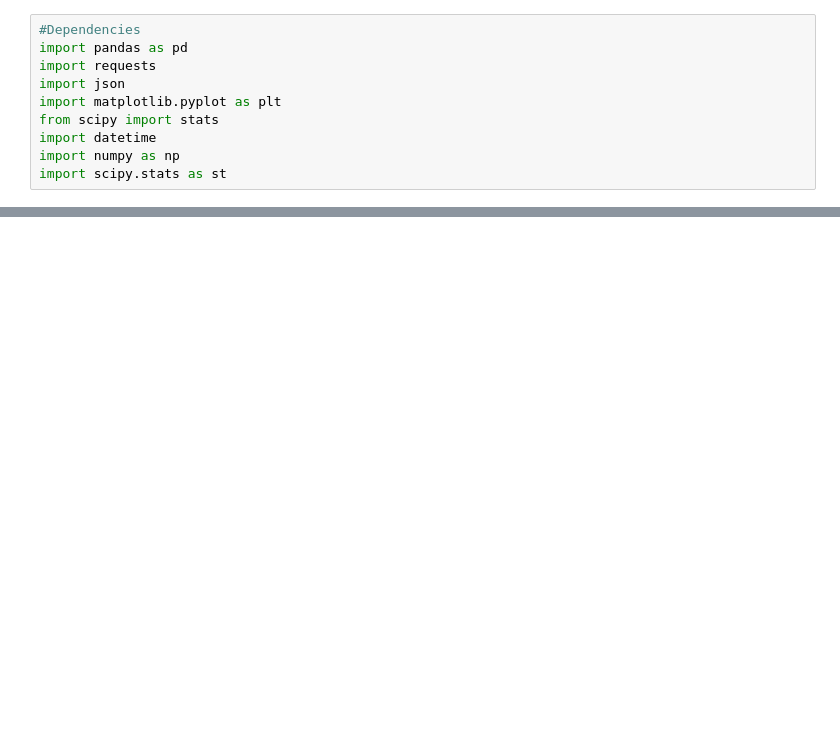
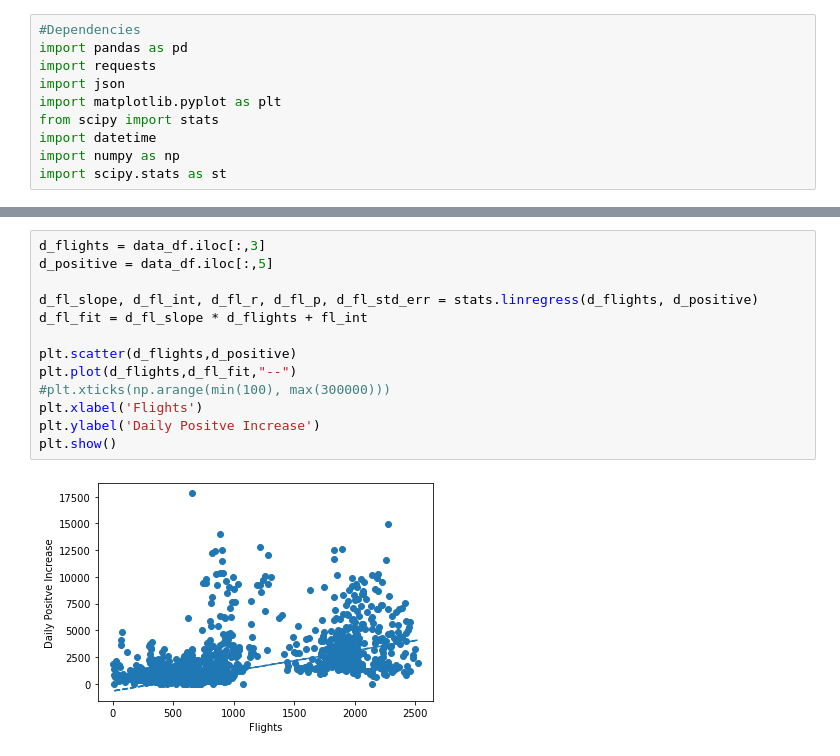
Before and after one commit to MersedehSP/Covid_Analyzer, a Jupyter notebook: Flight_Correlation_Work.ipynb, the cells around one changed output, grey strips where cells are left out. Cells and saved outputs as stored; diff of their text form; blank space fills up the shorter version.

```diff
--- a/Flight_Correlation_Work.ipynb
+++ b/Flight_Correlation_Work.ipynb
@@ -56,3 +63,18 @@ plt.show()
+# %%
+d_flights = data_df.iloc[:,3]
+d_positive = data_df.iloc[:,5]
+
+d_fl_slope, d_fl_int, d_fl_r, d_fl_p, d_fl_std_err = stats.linregress(d_flights, d_positive)
+d_fl_fit = d_fl_slope * d_flights + fl_int
+
+plt.scatter(d_flights,d_positive)
+plt.plot(d_flights,d_fl_fit,"--")
+#plt.xticks(np.arange(min(100), max(300000)))
+plt.xlabel('Flights')
+plt.ylabel('Daily Positve Increase')
+plt.show()
+# %% [output]
+[figure, added]
 # %%
 #BoxPlot Positive rates by state
 data_df.boxplot("Daily Positve Increase", by="State", figsize=(20, 10))
```
Also changed, not shown: parts of 9 cells of this notebook.
